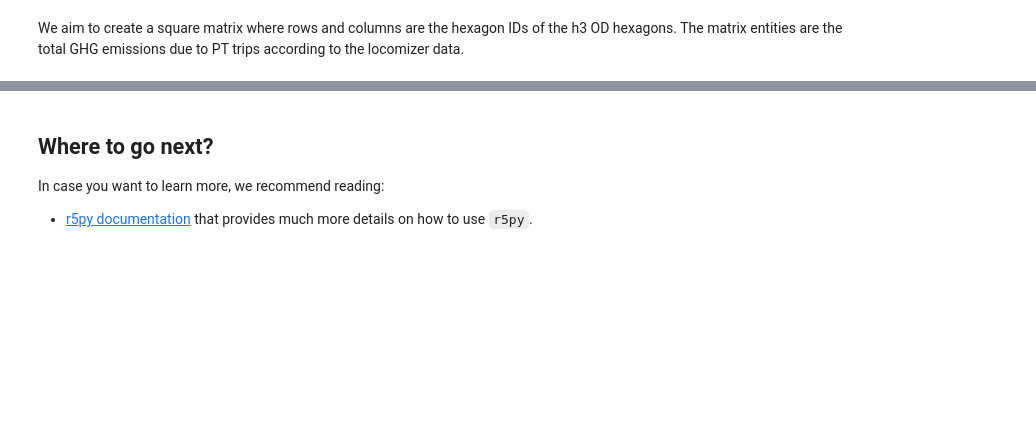
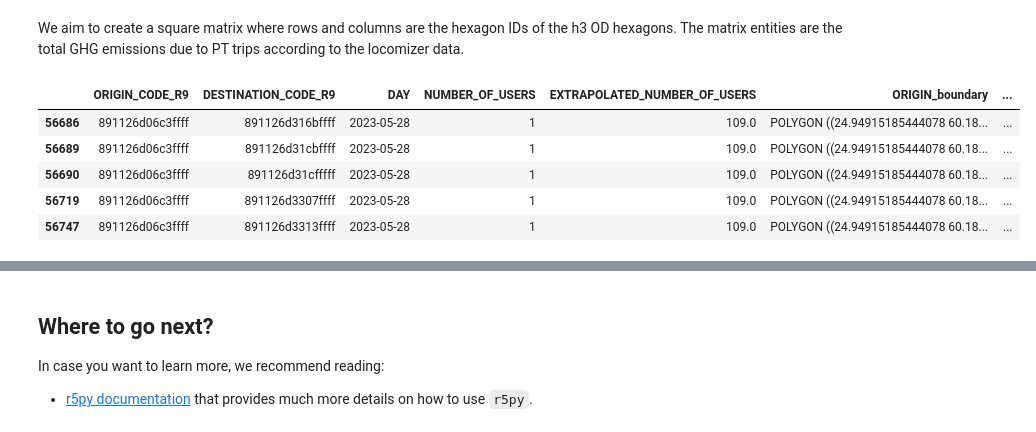
Before and after one commit to AaltoGIS/Mobile-Tartu-2024, a Jupyter notebook: source/notebooks/T2_calculating-travel-time-matrices_and_GHG_factors.ipynb, the cells around one changed output, grey strips where cells are left out. Saved outputs shown, nothing was run; the diff lists cells and outputs as text; code cells hidden in the pictures; blank space fills up the shorter version.

```diff
--- a/source/notebooks/T2_calculating-travel-time-matrices_and_GHG_factors.ipynb
+++ b/source/notebooks/T2_calculating-travel-time-matrices_and_GHG_factors.ipynb
@@ -569,3 +573,20 @@ Walk_share_Hsl = 0.33  ## Kävely
 Other_share_Hsl = 0.01 ## Muu
 # %% [markdown]
 We aim to create a square matrix where rows and columns are the hexagon IDs of the h3 OD hexagons. The matrix entities are the total GHG emissions due to PT trips according to the locomizer data.
+# %%
+loco_df_ = loco_df_all[loco_df_all.DAY == "2023-05-28"].copy()
+loco_df_May = loco_df_[loco_df_['ORIGIN_CODE_R9'] != loco_df_['DESTINATION_CODE_R9']].copy()#drop_duplicates(subset=['ORIGIN_CODE_R9','DESTINATION_CODE_R9'],keep=False)#.set_index(["ORIGIN_CODE_R9","DESTINATION_CODE_R9"])
+loco_df_May.head()
+#loco_df_May.apply(lambda x: print(x.ORIGIN_CODE_R9,x.DESTINATION_CODE_R9),axis=1)
+##x = loco_df_May.iloc[1]#["ORIGIN_CODE_R9","DESTINATION_CODE_R9"]
+##x.ORIGIN_CODE_R9,x.DESTINATION_CODE_R9
+##car_OD_co2_dict['ghg_co2_emission_Car'][(x.ORIGIN_CODE_R9,x.DESTINATION_CODE_R9)]
+##loco_df_May["Single_CarTrip_Co2"] = loco_df_May.apply(lambda x: car_OD_co2_dict['ghg_co2_emission_Car'][(x.ORIGIN_CODE_R9, x.DESTINATION_CODE_R9)],axis=1)
+## dict[column][key] = value
+# %% [output]
+|  | ORIGIN_CODE_R9 | DESTINATION_CODE_R9 | DAY | NUMBER_OF_USERS | EXTRAPOLATED_NUMBER_OF_USERS | ORIGIN_boundary | ... |
+| 56686 | 891126d06c3ffff | 891126d316bffff | 2023-05-28 | 1 | 109.0 | POLYGON ((24.94915185444078 60.18... | ... |
+| 56689 | 891126d06c3ffff | 891126d31cbffff | 2023-05-28 | 1 | 109.0 | POLYGON ((24.94915185444078 60.18... | ... |
+| 56690 | 891126d06c3ffff | 891126d31cfffff | 2023-05-28 | 1 | 109.0 | POLYGON ((24.94915185444078 60.18... | ... |
+| 56719 | 891126d06c3ffff | 891126d3307ffff | 2023-05-28 | 1 | 109.0 | POLYGON ((24.94915185444078 60.18... | ... |
+| 56747 | 891126d06c3ffff | 891126d3313ffff | 2023-05-28 | 1 | 109.0 | POLYGON ((24.94915185444078 60.18... | ... |
```
Also changed, not shown: parts of 2 cells of this notebook, 3 other files.
